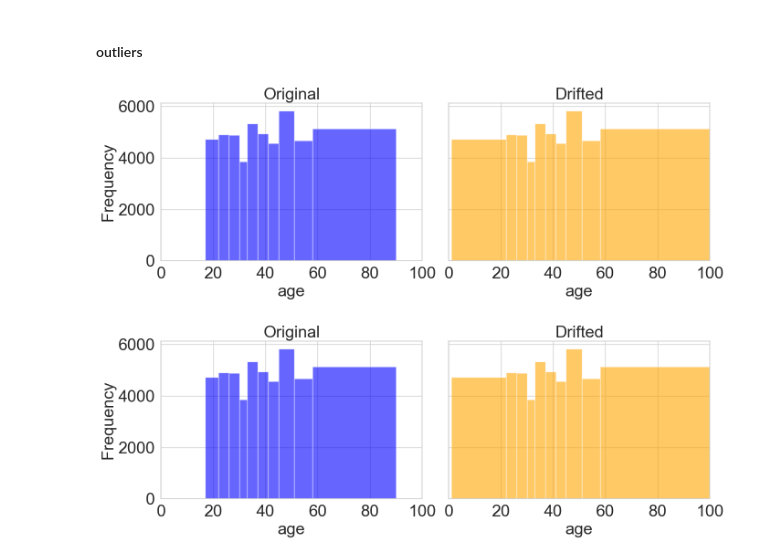
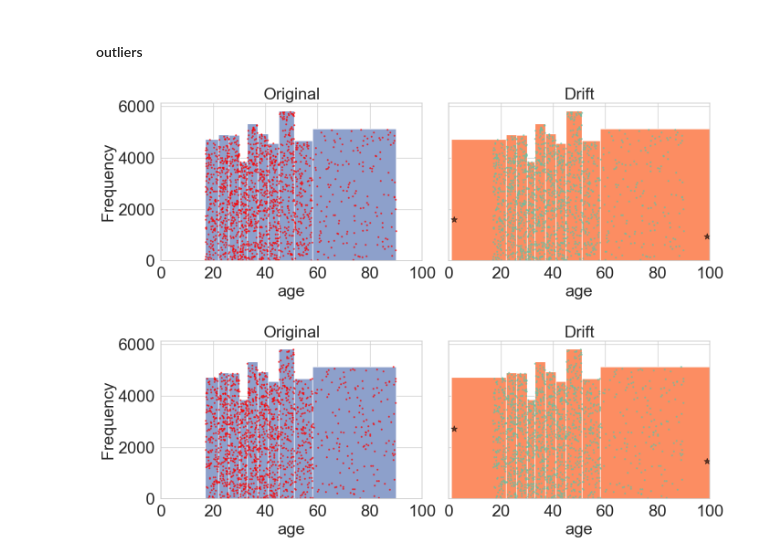
Before and after one commit to Liuguanli/DriftBench, a Jupyter notebook: driftbench/notebooks/plot_data.ipynb, the cells around one changed output. Saved outputs shown, nothing was run; the diff lists cells and outputs as text; code cells hidden in the pictures.

```diff
--- a/driftbench/notebooks/plot_data.ipynb
+++ b/driftbench/notebooks/plot_data.ipynb
@@ -13,9 +13,11 @@ fields = list(schema["tables"]["sample_rich"].keys())
 overleaf_dir = "/Users/guanlil1/Dropbox/应用/Overleaf/DataWorkloadGen/figures/"
 
 fontsize_title=30
-fontsize_legend=20
+fontsize_legend=24
 fontsize_ticks=26
-is_fig_save = False
+is_fig_save = True
+# %%
+colors = {'g':'#66c2a5', 'o':'#fc8d62', 'b':'#8da0cb'}
 # %% [markdown]
 ### Single Table
 
@@ -284,18 +318,55 @@ def plot_histogram_comparison(original_csv, drifted_csv, file_name, column, bins
     fig, axes = plt.subplots(1, 2, figsize=(14, 5), sharey=True)
 
 
+    n_orig, bins_orig, _ = axes[0].hist(orig_values, bins=bin_edges, color=colors['b'], alpha=1.0)
 
-    axes[0].hist(orig_values, bins=bin_edges, color='blue', alpha=0.6)
+    # axes[0].hist(orig_values, bins=bin_edges, color=colors['b'], alpha=1.0)
     axes[0].set_title("Original", fontsize=fontsize_ticks)
     axes[0].set_xlabel(column, fontsize=fontsize_ticks)
     axes[0].set_ylabel("Frequency", fontsize=fontsize_ticks)
 
+    # Scatter fill for original
+    max_points = 200
+    max_count = max(n_orig) if max(n_orig) > 0 else 1
+    y_points_list = []
+    x_points_list = []
+    for i in range(len(n_orig)):
+        count = n_orig[i]
+        if count == 0:
+            continue
+        x_left, x_right = bins_orig[i], bins_orig[i + 1]
+        n_points = int((count / max_count) * max_points)
+        x_points = np.random.uniform(x_left, x_right, size=n_points)
+        y_points = np.random.uniform(0, count, size=n_points)
+        y_points_list.append(y_points)
+        x_points_list.append(x_points)
+        axes[0].scatter(x_points, y_points, color='red', s=4, alpha=0.6)
+
     drift_bin_edges = get_pg_bins(drift_values, bins)
 
+    last_x = bins_orig[-1]
+    first_x = bins_orig[0]
 
-    axes[1].hist(drift_values, bins=drift_bin_edges, color='orange', alpha=0.6)
-    axes[1].set_title("Drifted", fontsize=fontsize_ticks)
+    axes[1].hist(drift_values, bins=drift_bin_edges, color=colors['o'], alpha=1.0)
+    axes[1].set_title("Drift", fontsize=fontsize_ticks)
     axes[1].set_xlabel(column, fontsize=fontsize_ticks)
+
+    for i in range(len(n_orig)):
+        count = n_orig[i]
+        if count == 0:
+            continue
+        if i == 0:
+            x_left, x_right = 2, 2
+            x_points = np.random.uniform(x_left, x_right, size=1)
+            y_points = np.random.uniform(0, count, size=1)
+            axes[1].scatter(x_points, y_points, color="black", s=100, alpha=0.6, marker='*')
+        if i == len(n_orig) - 1:
+            x_left, x_right = 99, 99
+            x_points = np.random.uniform(x_left, x_right, size=1)
+            y_points = np.random.uniform(0, count, size=1)
+            axes[1].scatter(x_points, y_points, color="black", s=100, alpha=0.6, marker='*')
+        x_left, x_right = bins_orig[i], bins_orig[i + 1]
+        axes[1].scatter(x_points_list[i], y_points_list[i], color=colors['g'], s=4, alpha=0.6)
 
     plt.tight_layout()
     xmin = min(orig_values.min(), drift_values.min())
@@ -312,32 +383,32 @@ def plot_histogram_comparison(original_csv, drifted_csv, file_name, column, bins
     axes[1].tick_params(axis='x', labelsize=fontsize_ticks)
 
 
     plt.tight_layout()
 
     output_dir = "output_histograms"
     os.makedirs(output_dir, exist_ok=True)
 
     if is_fig_save and file_name:
         plt.savefig(os.path.join(output_dir, f"{file_name}.png"), format='png', dpi=300, bbox_inches='tight')
         plt.savefig(os.path.join(overleaf_dir, f"{file_name}.pdf"), format='pdf', bbox_inches='tight')
     plt.show()
 
 
 plot_histogram_comparison(
     original_csv="../data/census_original.csv",
     drifted_csv="../data/census_original_outlier.csv",
     file_name="case_study_histogram_age_comparison",
     column="age",
     bins=10
 )
 
 plot_histogram_comparison(
     original_csv="../../data/census_original.csv",
     drifted_csv="../../output/data/distributional/outlier/census_original_outlier.csv",
     file_name="case_study_histogram_age_comparison",
     column="age",
     bins=10
 )
 # %% [output]
-[figure, old version]
+[figure, new version]
-[figure, old version]
+[figure, new version]
```
Also changed, not shown: parts of 2 cells of this notebook, 37 other files.
